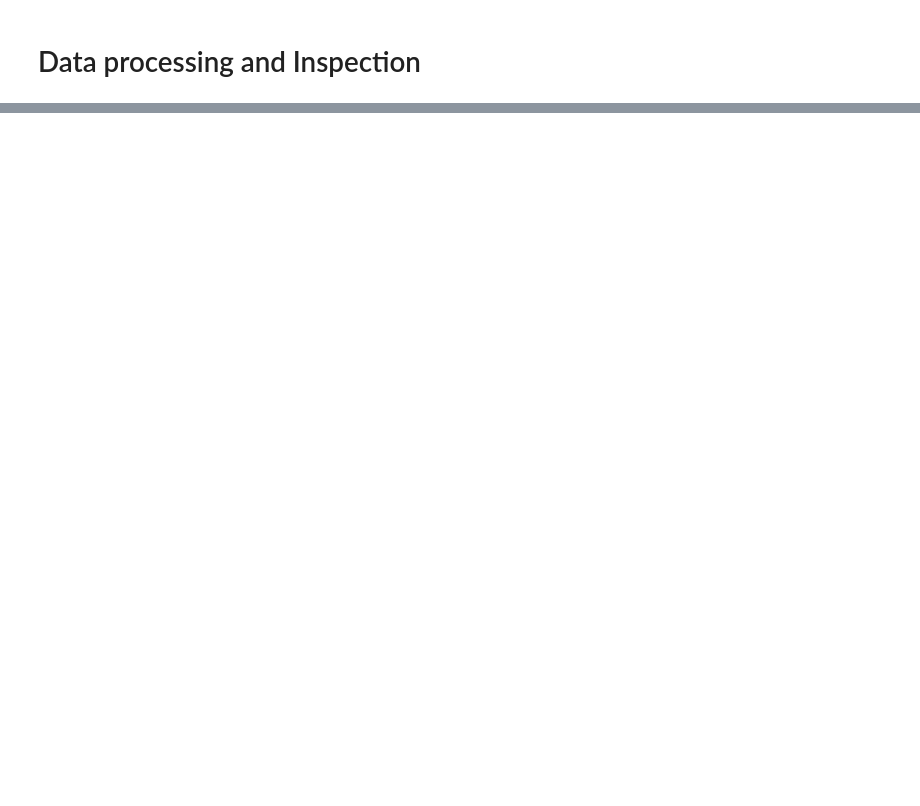
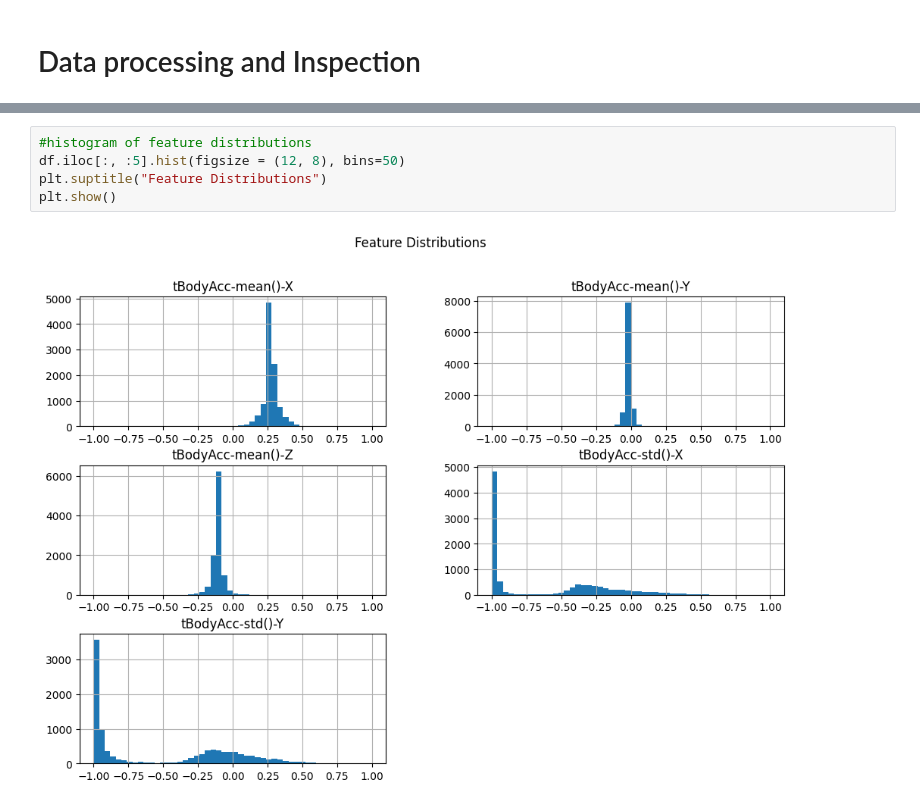
Before and after one commit to kkmm1234/UI_Project, a Jupyter notebook: UI_project_2025.ipynb, the cells around one changed output, grey strips where cells are left out. Drawn from its saved outputs; the diff is of its cells as text; blank space fills up the shorter version.

```diff
--- a/UI_project_2025.ipynb
+++ b/UI_project_2025.ipynb
@@ -100,0 +101,7 @@ Name: count, dtype: int64
+# %%
+#histogram of feature distributions
+df.iloc[:, :5].hist(figsize = (12, 8), bins=50)
+plt.suptitle("Feature Distributions")
+plt.show()
+# %% [output]
+[figure, added]
```
Also changed, not shown: parts of 18 cells of this notebook.
